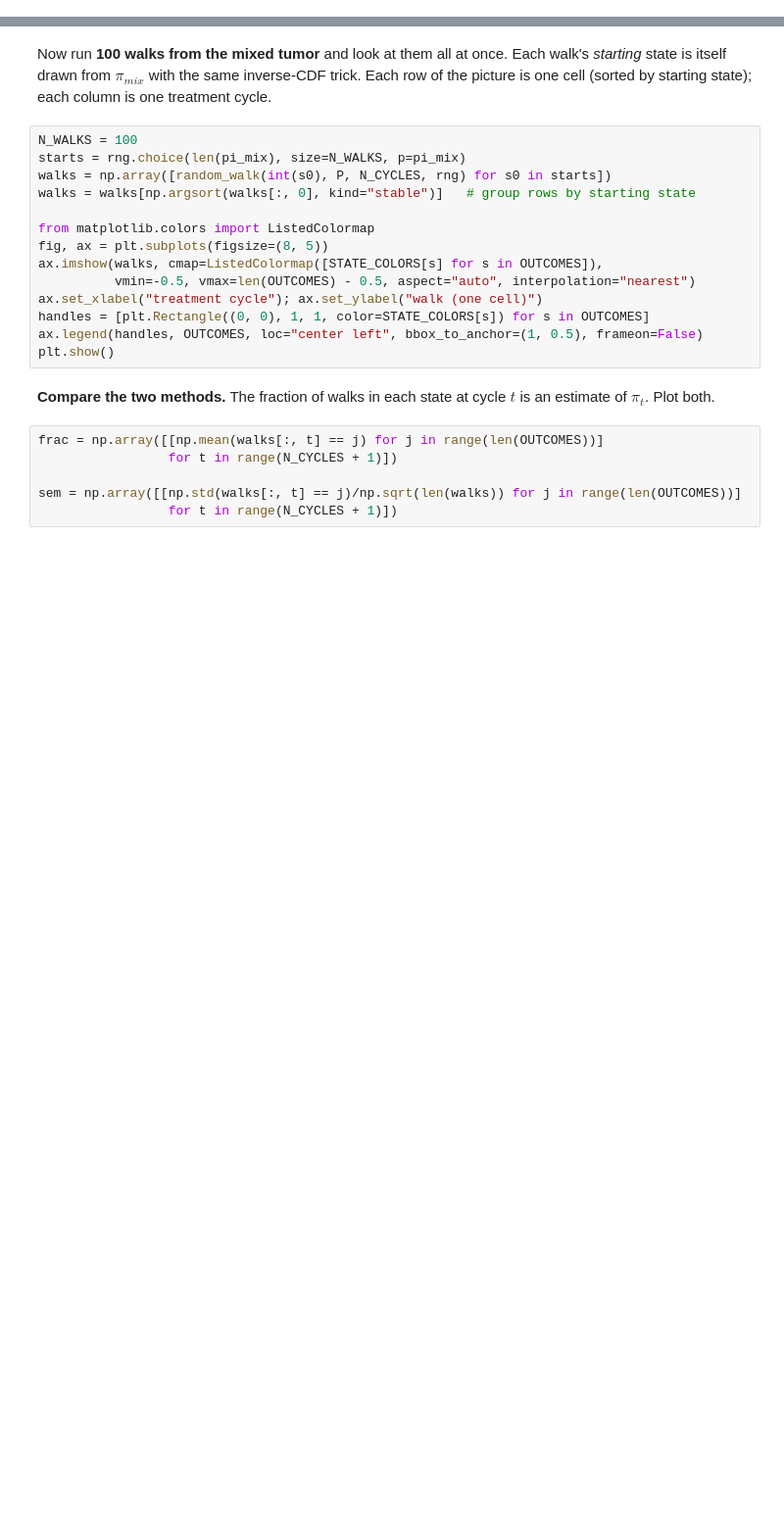
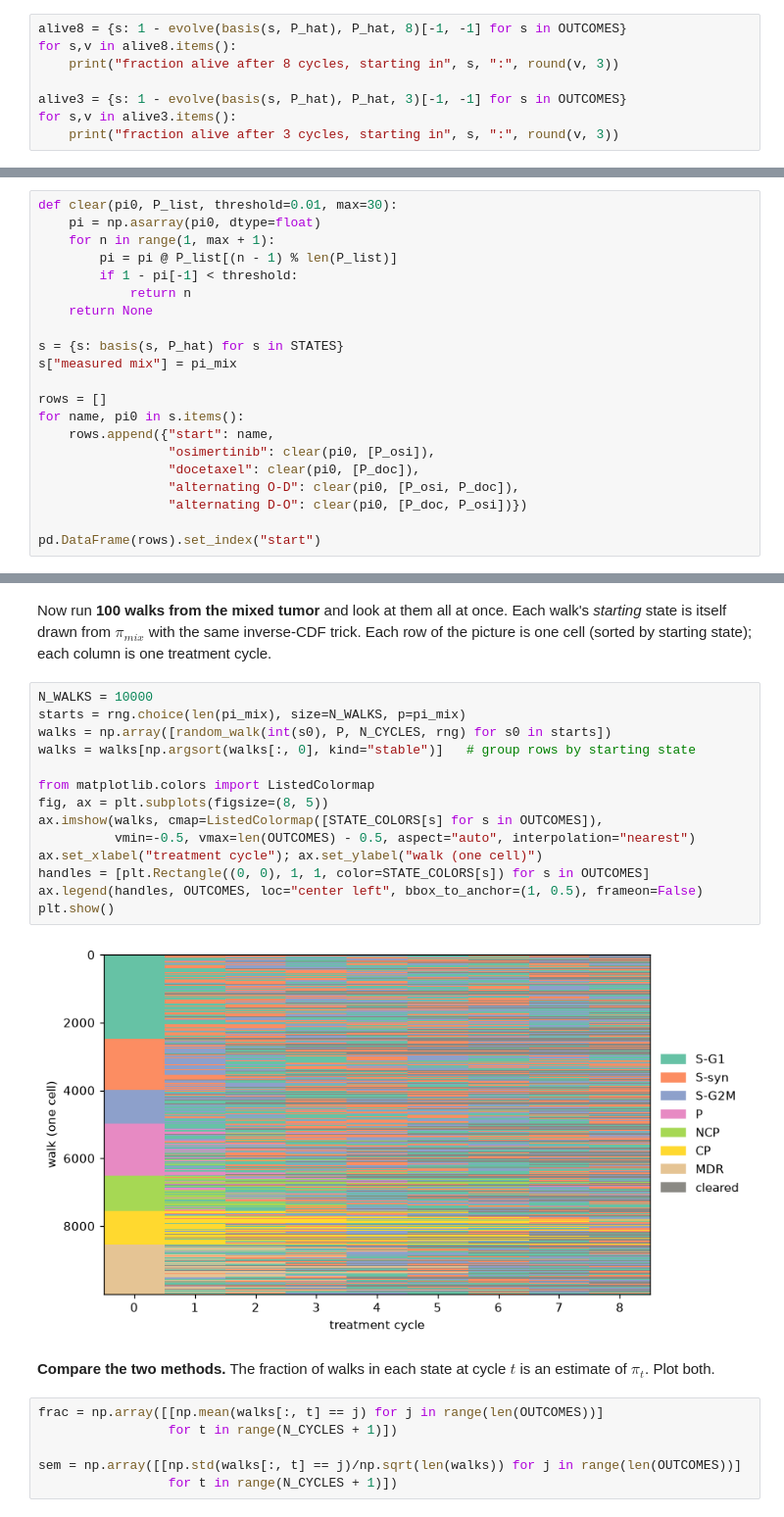
Before and after one commit to jisungl/UU_F26_templates, a Jupyter notebook: Week10/thursday_lab/Lab09_markov_chain.ipynb, the cells around one changed output, grey strips where cells are left out. Shown at 98% size. Saved outputs shown, nothing was run; the diff lists cells and outputs as text; blank space fills up the shorter version.

```diff
--- a/Week10/thursday_lab/Lab09_markov_chain.ipynb
+++ b/Week10/thursday_lab/Lab09_markov_chain.ipynb
@@ -219,3 +281,11 @@ Use code as appropriate to answer the following questions.
 - Of the states that can be cleared, which tumor lasts the longest?
 - Which starting state sticks around for the most cycles of drug?
 - Which starting state results in the highest proportion of alive cells after three cycles?</div>
+# %%
+alive8 = {s: 1 - evolve(basis(s, P_hat), P_hat, 8)[-1, -1] for s in OUTCOMES}
+for s,v in alive8.items():
+    print("fraction alive after 8 cycles, starting in", s, ":", round(v, 3))
+
+alive3 = {s: 1 - evolve(basis(s, P_hat), P_hat, 3)[-1, -1] for s in OUTCOMES}
+for s,v in alive3.items():
+    print("fraction alive after 3 cycles, starting in", s, ":", round(v, 3))
@@ -264,0 +479,21 @@ We can answer a LOT of questions about what treatment strategy is best, just bas
+# %%
+def clear(pi0, P_list, threshold=0.01, max=30):
+    pi = np.asarray(pi0, dtype=float)
+    for n in range(1, max + 1):
+        pi = pi @ P_list[(n - 1) % len(P_list)]
+        if 1 - pi[-1] < threshold:
+            return n
+    return None
+
+s = {s: basis(s, P_hat) for s in STATES}
+s["measured mix"] = pi_mix
+
+rows = []
+for name, pi0 in s.items():
+    rows.append({"start": name,
+                 "osimertinib": clear(pi0, [P_osi]),
+                 "docetaxel": clear(pi0, [P_doc]),
+                 "alternating O-D": clear(pi0, [P_osi, P_doc]),
+                 "alternating D-O": clear(pi0, [P_doc, P_osi])})
+
+pd.DataFrame(rows).set_index("start")
@@ -302,19 +554,21 @@ Each walk's *starting* state is itself drawn from $\pi_{mix}$ with the same
 inverse-CDF trick. Each row of the picture is one cell (sorted by starting
 state); each column is one treatment cycle.
 # %%
-N_WALKS = 100
+N_WALKS = 10000
 starts = rng.choice(len(pi_mix), size=N_WALKS, p=pi_mix)
 walks = np.array([random_walk(int(s0), P, N_CYCLES, rng) for s0 in starts])
 walks = walks[np.argsort(walks[:, 0], kind="stable")]   # group rows by starting state
 
 from matplotlib.colors import ListedColormap
 fig, ax = plt.subplots(figsize=(8, 5))
 ax.imshow(walks, cmap=ListedColormap([STATE_COLORS[s] for s in OUTCOMES]),
           vmin=-0.5, vmax=len(OUTCOMES) - 0.5, aspect="auto", interpolation="nearest")
 ax.set_xlabel("treatment cycle"); ax.set_ylabel("walk (one cell)")
 handles = [plt.Rectangle((0, 0), 1, 1, color=STATE_COLORS[s]) for s in OUTCOMES]
 ax.legend(handles, OUTCOMES, loc="center left", bbox_to_anchor=(1, 0.5), frameon=False)
 plt.show()
+# %% [output]
+[figure, added]
 # %% [markdown]
 **Compare the two methods.** The fraction of walks in each state at cycle $t$
 is an estimate of $\pi_t$. Plot both.
```
Also changed, not shown: parts of 33 cells of this notebook, 3 other files.
